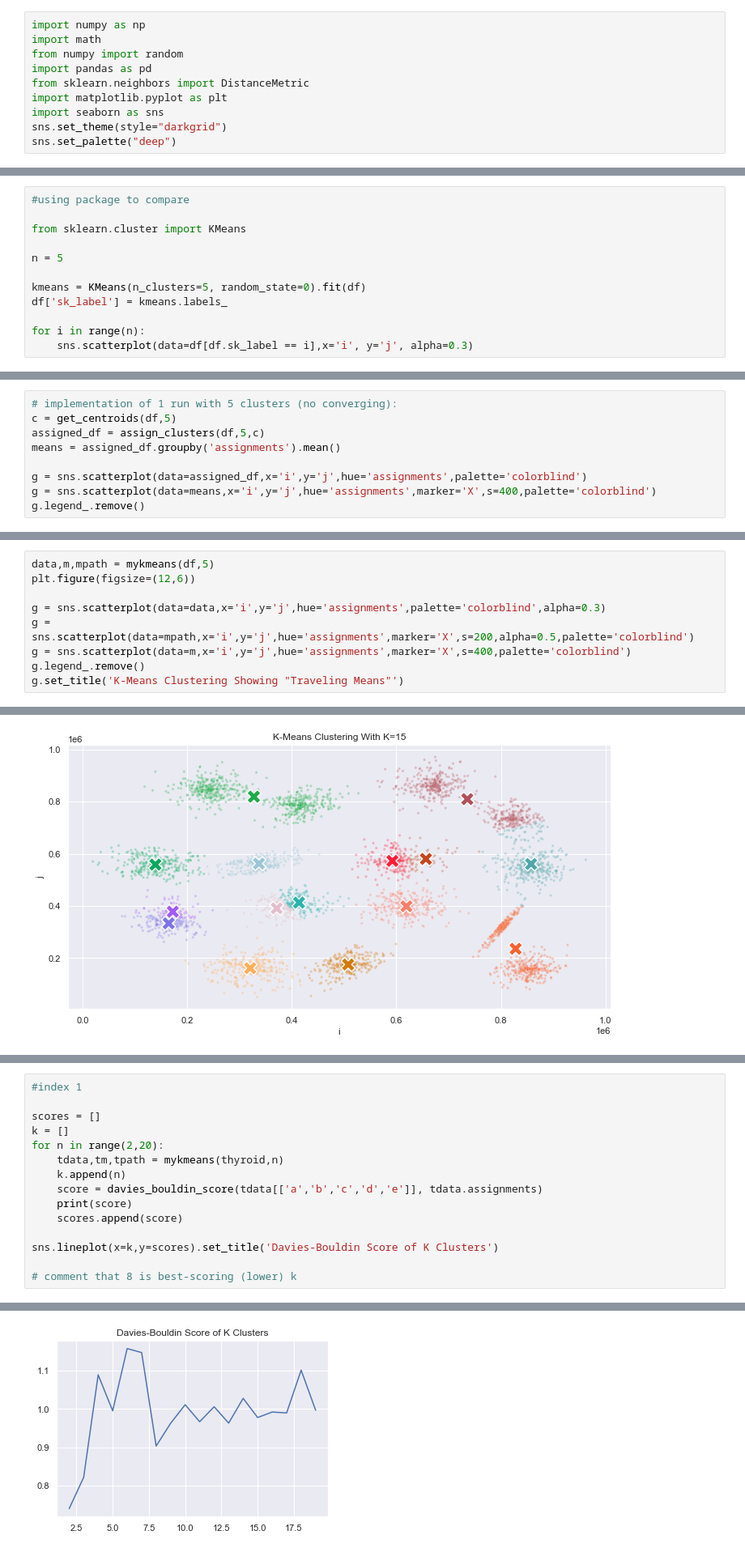
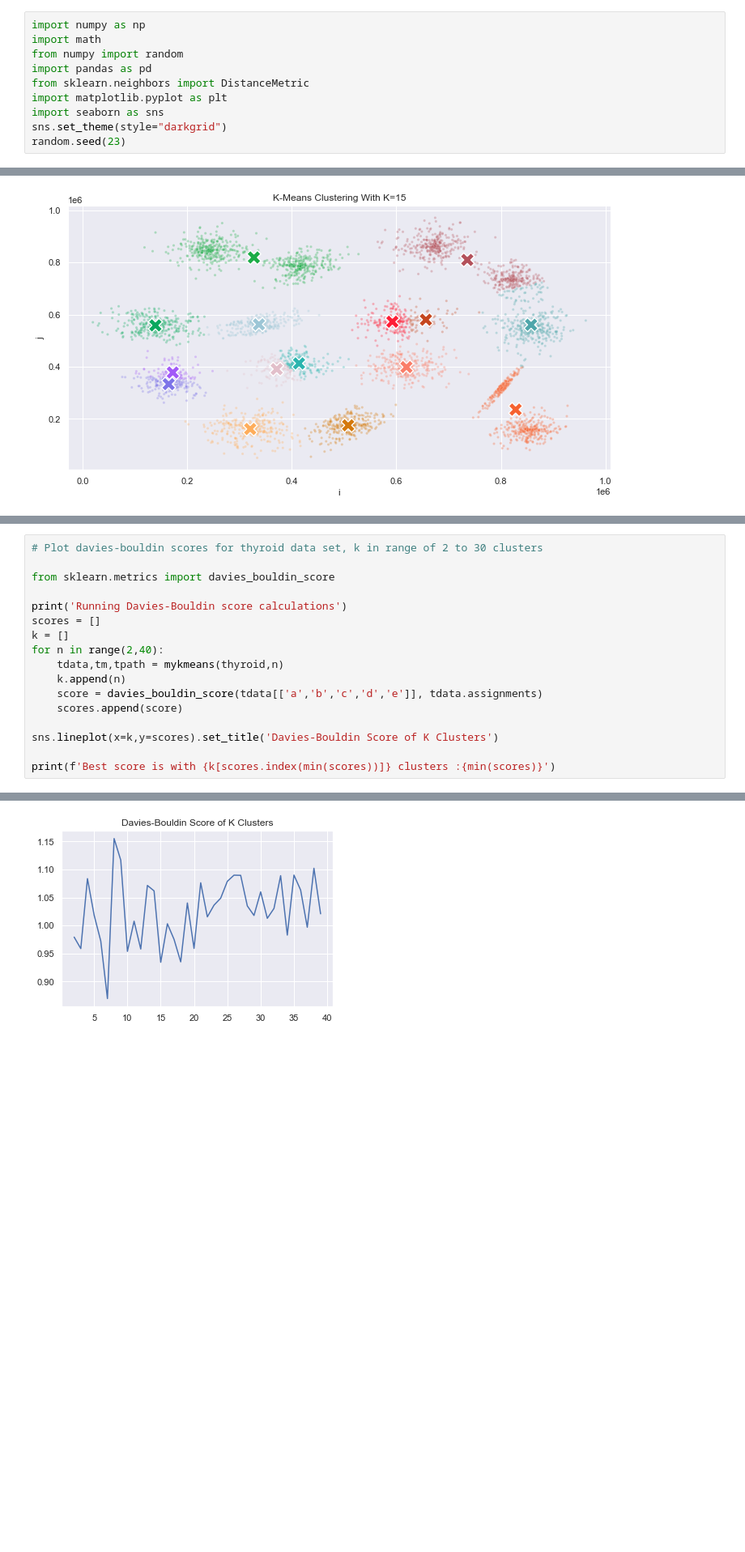
Before and after one commit to LiviReka/Optimization_assignments, a Jupyter notebook: kmeans.ipynb, the cells around one changed output, grey strips where cells are left out. Shown at 81% size. Saved outputs shown, nothing was run; the diff lists cells and outputs as text; blank space fills up the shorter version.

```diff
--- a/kmeans.ipynb
+++ b/kmeans.ipynb
@@ -11,4 +11,4 @@ from sklearn.neighbors import DistanceMetric
 import matplotlib.pyplot as plt
 import seaborn as sns
 sns.set_theme(style="darkgrid")
-sns.set_palette("deep")
+random.seed(23)
@@ -43,12 +14,0 @@ sns.scatterplot(data=df,x='i', y='j', alpha=0.3)
-# %%
-#using package to compare
-
-from sklearn.cluster import KMeans
-
-n = 5
-
-kmeans = KMeans(n_clusters=5, random_state=0).fit(df)
-df['sk_label'] = kmeans.labels_
-
-for i in range(n):
-    sns.scatterplot(data=df[df.sk_label == i],x='i', y='j', alpha=0.3)
@@ -104,9 +14,0 @@ def mykmeans(d,n):
-# %%
-# implementation of 1 run with 5 clusters (no converging):
-c = get_centroids(df,5)
-assigned_df = assign_clusters(df,5,c)
-means = assigned_df.groupby('assignments').mean()
-
-g = sns.scatterplot(data=assigned_df,x='i',y='j',hue='assignments',palette='colorblind')
-g = sns.scatterplot(data=means,x='i',y='j',hue='assignments',marker='X',s=400,palette='colorblind')
-g.legend_.remove()
@@ -115,9 +14,0 @@ g.legend_.remove()
-# %%
-data,m,mpath = mykmeans(df,5)
-plt.figure(figsize=(12,6))
-
-g = sns.scatterplot(data=data,x='i',y='j',hue='assignments',palette='colorblind',alpha=0.3)
-g = sns.scatterplot(data=mpath,x='i',y='j',hue='assignments',marker='X',s=200,alpha=0.5,palette='colorblind')
-g = sns.scatterplot(data=m,x='i',y='j',hue='assignments',marker='X',s=400,palette='colorblind')
-g.legend_.remove()
-g.set_title('K-Means Clustering Showing "Traveling Means"')
@@ -198,16 +125,18 @@ davies_bouldin_score(tdata[['a','b','c','d','e']], tdata.assignments)
 # %%
-#index 1
+# Plot davies-bouldin scores for thyroid data set, k in range of 2 to 30 clusters
 
+from sklearn.metrics import davies_bouldin_score
+
+print('Running Davies-Bouldin score calculations')
 scores = []
 k = []
-for n in range(2,20):
+for n in range(2,40):
     tdata,tm,tpath = mykmeans(thyroid,n)
     k.append(n)
     score = davies_bouldin_score(tdata[['a','b','c','d','e']], tdata.assignments)
-    print(score)
     scores.append(score)
 
 sns.lineplot(x=k,y=scores).set_title('Davies-Bouldin Score of K Clusters')
 
-# comment that 8 is best-scoring (lower) k
+print(f'Best score is with {k[scores.index(min(scores))]} clusters :{min(scores)}')
 # %% [output]
@@ -233,2 +145,2 @@ Text(0.5, 1.0, 'Davies-Bouldin Score of K Clusters')
-[figure, old version]
+[figure, new version]
 # %%
```
Also changed, not shown: parts of 15 cells of this notebook.
